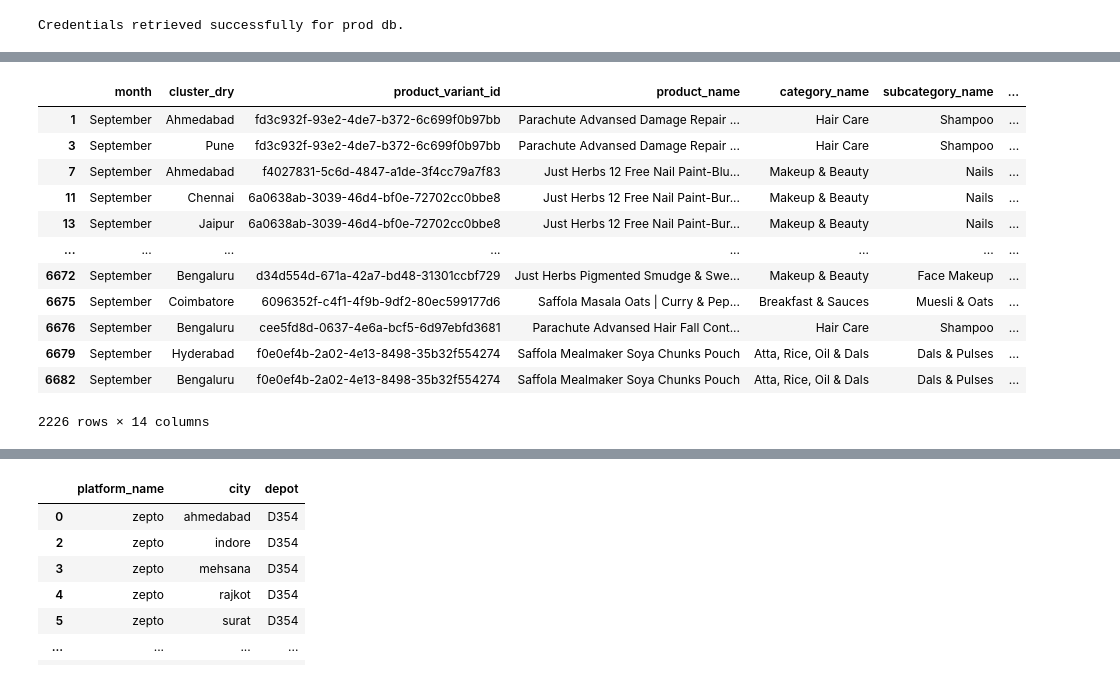
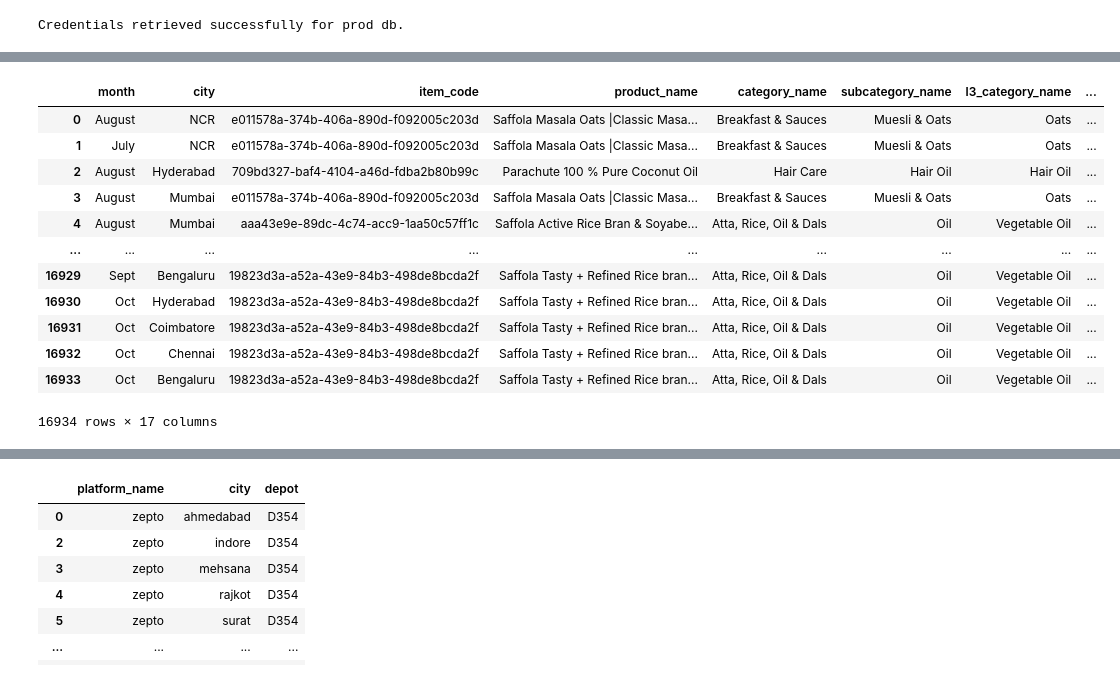
Before and after one commit to DSAmanSingh/collate_results_2, a Jupyter notebook: chain_forecast.ipynb, the cells around one changed output, grey strips where cells are left out. Drawn from its saved outputs; the diff is of its cells as text; code cells hidden in the pictures.

```diff
--- a/chain_forecast.ipynb
+++ b/chain_forecast.ipynb
@@ -650,17 +1184,0 @@ chain_forecast_zepto_april
-# %%
-chain_forecast_zepto = pd.read_csv('/data/aman_singh/acuuracy_check/Marico_Limited_projection_jun_zepto.csv')
-chain_forecast_zepto.columns = chain_forecast_zepto.columns.str.lower()
-chain_forecast_zepto
-chain_forecast_zepto['month'].unique()
-
-month_map = {
-    'Jun': '2026-06-30',
-    'May': '2026-05-31',
-    'Jul': '2026-07-31'
-}
-
-# Apply mapping
-chain_forecast_zepto['date'] = chain_forecast_zepto['month'].map(month_map)
-chain_forecast_zepto['date'] = pd.to_datetime(chain_forecast_zepto['date'])
-chain_forecast_zepto_may = chain_forecast_zepto[chain_forecast_zepto['date'].isin(['2026-05-31'])]
-chain_forecast_zepto_may
@@ -685,3 +1184,0 @@ chain_forecast_zepto_may['projected_qty'].sum()
-# %%
-chain_forecast_zepto = pd.read_csv('/data/aman_singh/acuuracy_check/Marico_Limited_projection_may_zepto.csv')
-chain_forecast_zepto['Month'].unique()
@@ -690,17 +1184,0 @@ array(['Jul', 'Aug', 'Jun'], dtype=object)
-# %%
-chain_forecast_zepto = pd.read_csv('/data/aman_singh/acuuracy_check/Marico_Limited_projection_may_zepto.csv')
-chain_forecast_zepto.columns = chain_forecast_zepto.columns.str.lower()
-chain_forecast_zepto
-chain_forecast_zepto['month'].unique()
-
-month_map = {
-    'Jun': '2026-06-30',
-    'Aug': '2026-08-31',
-    'Jul': '2026-07-31'
-}
-
-# Apply mapping
-chain_forecast_zepto['date'] = chain_forecast_zepto['month'].map(month_map)
-chain_forecast_zepto['date'] = pd.to_datetime(chain_forecast_zepto['date'])
-chain_forecast_zepto_june = chain_forecast_zepto[chain_forecast_zepto['date'].isin(['2026-06-30'])]
-chain_forecast_zepto_june
@@ -721,18 +1185,18 @@ chain_forecast_zepto_june
 # %%
 # chain_forecast_zepto = pd.concat([chain_forecast_zepto_april,chain_forecast_zepto_may,chain_forecast_zepto_june])
-chain_forecast_zepto = chain_forecast_zepto_april.copy()
+chain_forecast_zepto = chain_forecast_zepto.copy()
 chain_forecast_zepto
 # %% [output]
-|  | month | cluster_dry | product_variant_id | product_name | category_name | subcategory_name | ... |
-| 1 | September | Ahmedabad | fd3c932f-93e2-4de7-b372-6c699f0b97bb | Parachute Advansed Damage Repair ... | Hair Care | Shampoo | ... |
-| 3 | September | Pune | fd3c932f-93e2-4de7-b372-6c699f0b97bb | Parachute Advansed Damage Repair ... | Hair Care | Shampoo | ... |
-| 7 | September | Ahmedabad | f4027831-5c6d-4847-a1de-3f4cc79a7f83 | Just Herbs 12 Free Nail Paint-Blu... | Makeup & Beauty | Nails | ... |
-| 11 | September | Chennai | 6a0638ab-3039-46d4-bf0e-72702cc0bbe8 | Just Herbs 12 Free Nail Paint-Bur... | Makeup & Beauty | Nails | ... |
-| 13 | September | Jaipur | 6a0638ab-3039-46d4-bf0e-72702cc0bbe8 | Just Herbs 12 Free Nail Paint-Bur... | Makeup & Beauty | Nails | ... |
-| ... | ... | ... | ... | ... | ... | ... | ... |
-| 6672 | September | Bengaluru | d34d554d-671a-42a7-bd48-31301ccbf729 | Just Herbs Pigmented Smudge & Swe... | Makeup & Beauty | Face Makeup | ... |
-| 6675 | September | Coimbatore | 6096352f-c4f1-4f9b-9df2-80ec599177d6 | Saffola Masala Oats | Curry & Pep... | Breakfast & Sauces | Muesli & Oats | ... |
-| 6676 | September | Bengaluru | cee5fd8d-0637-4e6a-bcf5-6d97ebfd3681 | Parachute Advansed Hair Fall Cont... | Hair Care | Shampoo | ... |
-| 6679 | September | Hyderabad | f0e0ef4b-2a02-4e13-8498-35b32f554274 | Saffola Mealmaker Soya Chunks Pouch | Atta, Rice, Oil & Dals | Dals & Pulses | ... |
-| 6682 | September | Bengaluru | f0e0ef4b-2a02-4e13-8498-35b32f554274 | Saffola Mealmaker Soya Chunks Pouch | Atta, Rice, Oil & Dals | Dals & Pulses | ... |
+|  | month | city | item_code | product_name | category_name | subcategory_name | l3_category_name | ... |
+| 0 | August | NCR | e011578a-374b-406a-890d-f092005c203d | Saffola Masala Oats |Classic Masa... | Breakfast & Sauces | Muesli & Oats | Oats | ... |
+| 1 | July | NCR | e011578a-374b-406a-890d-f092005c203d | Saffola Masala Oats |Classic Masa... | Breakfast & Sauces | Muesli & Oats | Oats | ... |
+| 2 | August | Hyderabad | 709bd327-baf4-4104-a46d-fdba2b80b99c | Parachute 100 % Pure Coconut Oil | Hair Care | Hair Oil | Hair Oil | ... |
+| 3 | August | Mumbai | e011578a-374b-406a-890d-f092005c203d | Saffola Masala Oats |Classic Masa... | Breakfast & Sauces | Muesli & Oats | Oats | ... |
+| 4 | August | Mumbai | aaa43e9e-89dc-4c74-acc9-1aa50c57ff1c | Saffola Active Rice Bran & Soyabe... | Atta, Rice, Oil & Dals | Oil | Vegetable Oil | ... |
+| ... | ... | ... | ... | ... | ... | ... | ... | ... |
+| 16929 | Sept | Bengaluru | 19823d3a-a52a-43e9-84b3-498de8bcda2f | Saffola Tasty + Refined Rice bran... | Atta, Rice, Oil & Dals | Oil | Vegetable Oil | ... |
+| 16930 | Oct | Hyderabad | 19823d3a-a52a-43e9-84b3-498de8bcda2f | Saffola Tasty + Refined Rice bran... | Atta, Rice, Oil & Dals | Oil | Vegetable Oil | ... |
+| 16931 | Oct | Coimbatore | 19823d3a-a52a-43e9-84b3-498de8bcda2f | Saffola Tasty + Refined Rice bran... | Atta, Rice, Oil & Dals | Oil | Vegetable Oil | ... |
+| 16932 | Oct | Chennai | 19823d3a-a52a-43e9-84b3-498de8bcda2f | Saffola Tasty + Refined Rice bran... | Atta, Rice, Oil & Dals | Oil | Vegetable Oil | ... |
+| 16933 | Oct | Bengaluru | 19823d3a-a52a-43e9-84b3-498de8bcda2f | Saffola Tasty + Refined Rice bran... | Atta, Rice, Oil & Dals | Oil | Vegetable Oil | ... |
-2226 rows × 14 columns
+16934 rows × 17 columns
```
Also changed, not shown: parts of 155 cells of this notebook, 8 other files.
